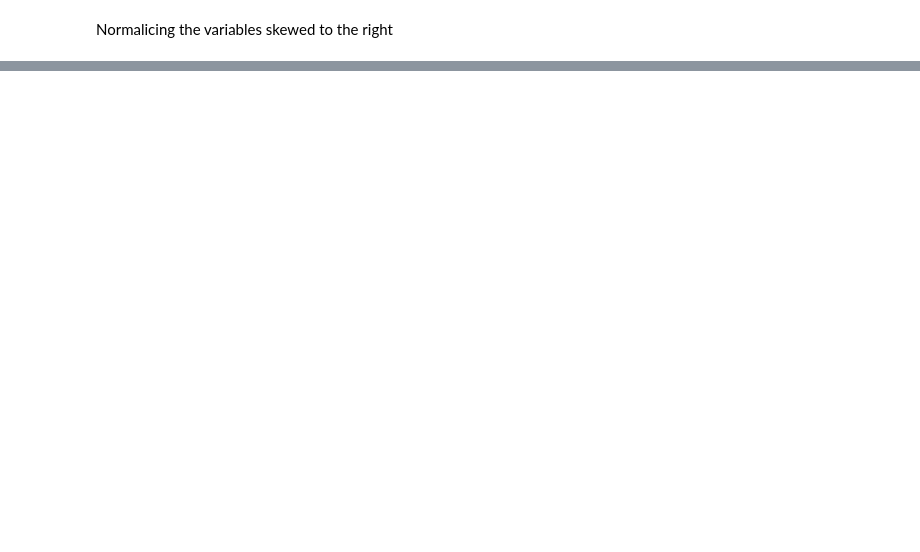
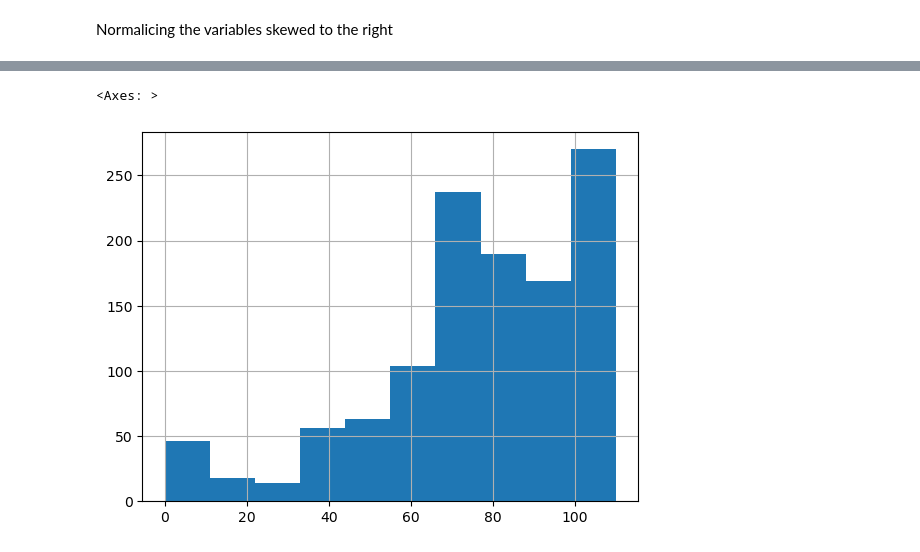
Before and after one commit to Alejolamilla/House-Prices, a Jupyter notebook: house_prices.ipynb, the cells around one changed output, grey strips where cells are left out. Cells and saved outputs as stored; diff of their text form; code cells hidden in the pictures; blank space fills up the shorter version.

```diff
--- a/house_prices.ipynb
+++ b/house_prices.ipynb
@@ -142,0 +143,5 @@ ValueError: Data must be positive.
+# %%
+train_data["LotFrontage"].hist()
+# %% [output]
+<Axes: >
+[figure, added]
```
Also changed, not shown: parts of 13 cells of this notebook.
